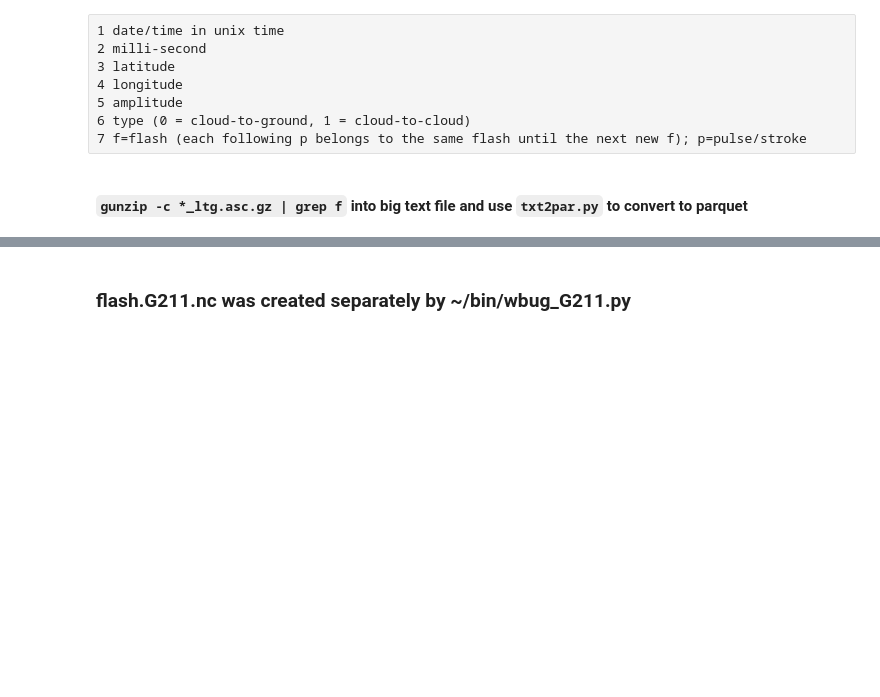
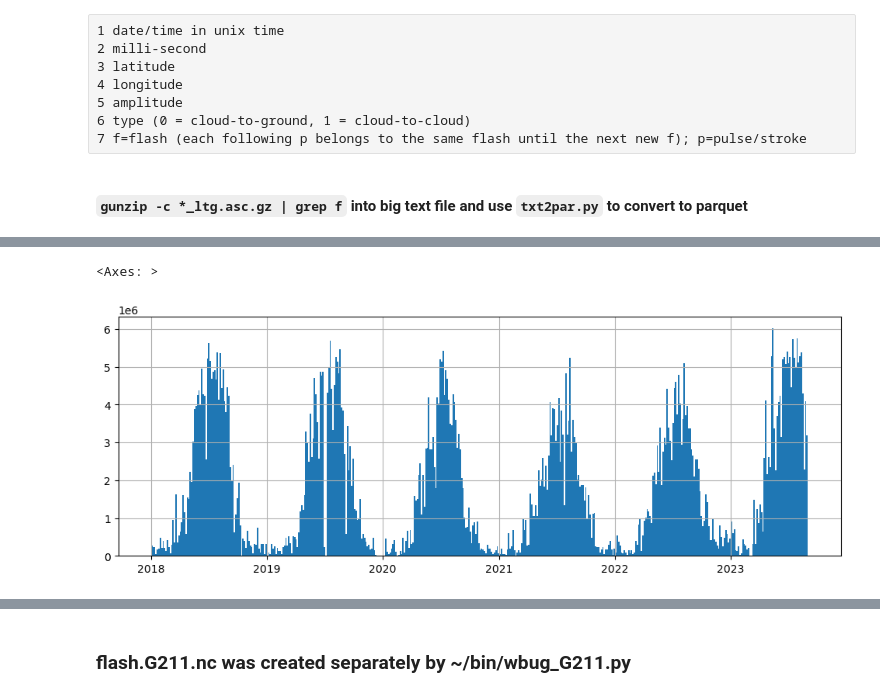
Before and after one commit to ahijevyc/machine-learning, a Jupyter notebook: notebooks/ENTLN.ipynb, the cells around one changed output, grey strips where cells are left out. Saved outputs shown, nothing was run; the diff lists cells and outputs as text; code cells hidden in the pictures; blank space fills up the shorter version.

```diff
--- a/notebooks/wbug_lightning.ipynb
+++ b/notebooks/ENTLN.ipynb
@@ -61,0 +87,5 @@ PermissionError: [Errno 13] Cannot list directory '/etc/X11/xdm/authdir'. Detail
+# %%
+df.time.hist(bins=460, figsize=(12,4))
+# %% [output]
+<Axes: >
+[figure, added]
```
Also changed, not shown: parts of 13 cells of this notebook, 3 other files.
